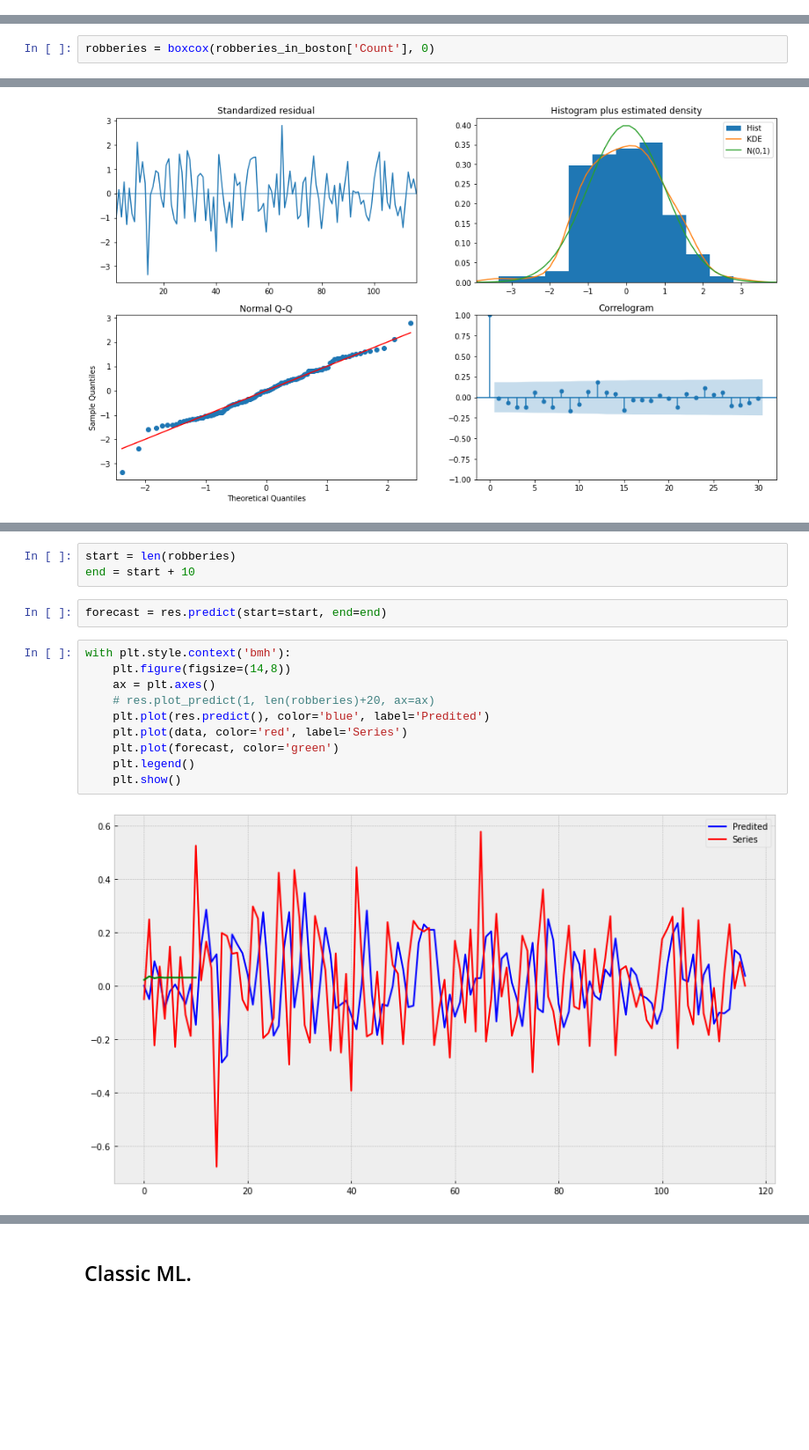
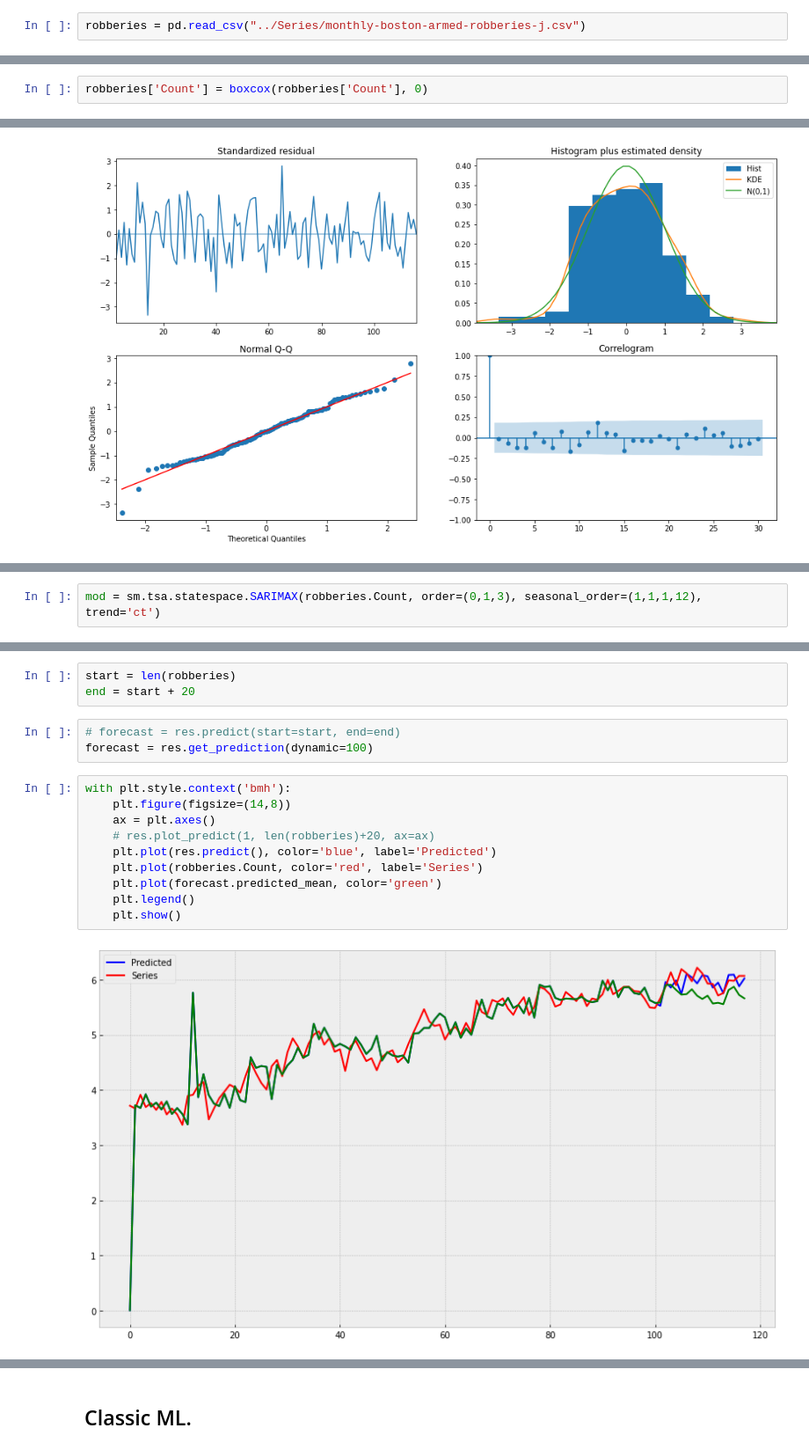
Before and after one commit to sergeydenisow/ARIMA, a Jupyter notebook: ARIMA.ipynb, the cells around one changed output, grey strips where cells are left out. Shown at 88% size. Cells and saved outputs as stored; diff of their text form; blank space fills up the shorter version.

Commit message:
All models are ready.
Need to add commets and styles for plots.

```diff
--- a/ARIMA.ipynb
+++ b/ARIMA.ipynb
@@ -15,3 +11,5 @@ robberies_in_boston = pd.read_csv("../Series/monthly-boston-armed-robberies-j.cs
+# %%
+robberies = pd.read_csv("../Series/monthly-boston-armed-robberies-j.csv")
 # %% [markdown]
 # Необходимые функции
 # %% [markdown]
@@ -117,2 +70,2 @@ $$
 # %%
-robberies = boxcox(robberies_in_boston['Count'], 0)
+robberies['Count'] = boxcox(robberies['Count'], 0)
@@ -220,2 +164,4 @@ mod = arm.ARIMA(data, order=(1,1,0))
+# %%
+mod = sm.tsa.statespace.SARIMAX(robberies.Count, order=(0,1,3), seasonal_order=(1,1,1,12), trend='ct')
 # %%
 res = mod.fit()
@@ -267,17 +240,18 @@ array([ 0.        , -0.05001042,  0.09174162,  0.02448388, -0.08281988,
 # %%
 start = len(robberies)
-end = start + 10
+end = start + 20
 # %%
-forecast = res.predict(start=start, end=end)
+# forecast = res.predict(start=start, end=end)
+forecast = res.get_prediction(dynamic=100)
 # %%
 with plt.style.context('bmh'):
     plt.figure(figsize=(14,8))
     ax = plt.axes()
     # res.plot_predict(1, len(robberies)+20, ax=ax)
-    plt.plot(res.predict(), color='blue', label='Predited')
-    plt.plot(data, color='red', label='Series')
-    plt.plot(forecast, color='green')
+    plt.plot(res.predict(), color='blue', label='Predicted')
+    plt.plot(robberies.Count, color='red', label='Series')
+    plt.plot(forecast.predicted_mean, color='green')
     plt.legend()
     plt.show()
 # %% [output]
-[figure, old version]
+[figure, new version]
```
Also changed, not shown: parts of 44 cells of this notebook.
